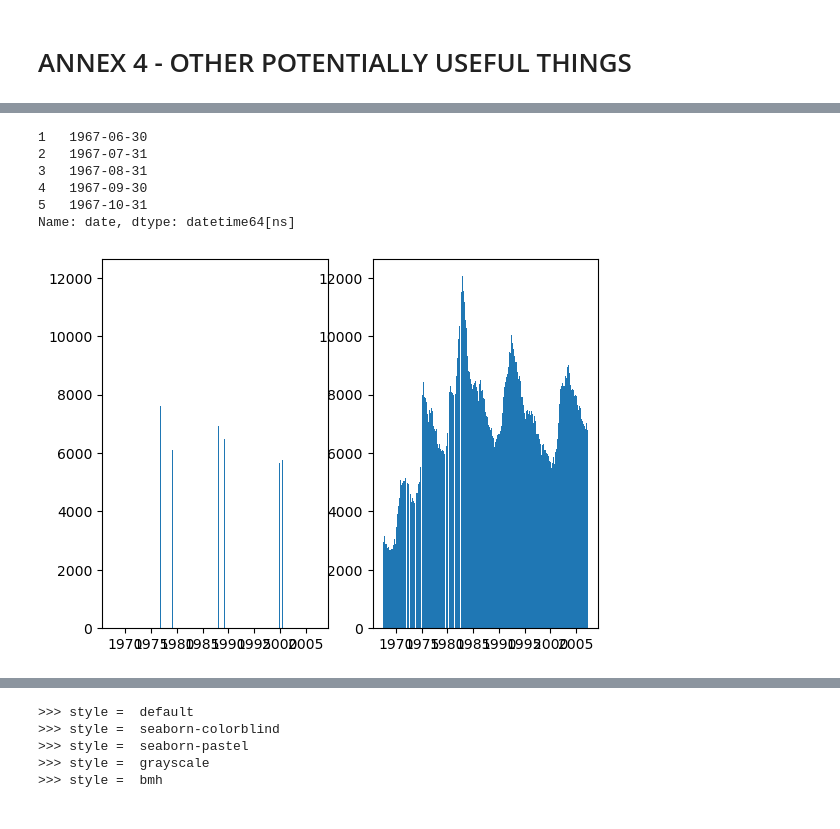
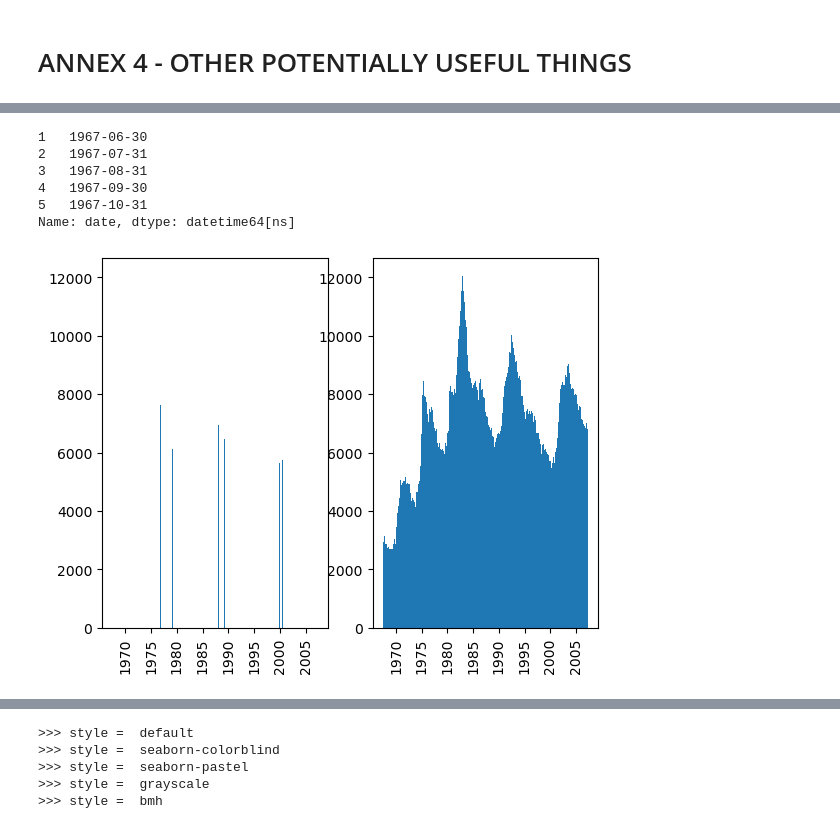
Before and after one commit to massardier/visualizations_python, a Jupyter notebook: pyplot.ipynb, the cells around one changed output, grey strips where cells are left out. Saved outputs shown, nothing was run; the diff lists cells and outputs as text; code cells hidden in the pictures.

```diff
--- a/pyplot.ipynb
+++ b/pyplot.ipynb
@@ -707,23 +726,25 @@ fig.savefig("fig.png", bbox_inches='tight') # useful if you want to integrate th
 # %%
 # MAKE A BARPLOT WITH NON CONSECUTIVE DATES
 fig, axes = plt.subplots(1,2)
 
 # The default width in a bar plot is 0.8, it is expressed 'data' units. Here we have dates, so the unit is days.
 # In this dataset, there is a data point every 30 days or so:
 print(economics.head().date)
 
 axes[0].bar(economics['date'], economics['unemploy'])
+axes[0].tick_params(axis='x', which='major', rotation = 90)
 
-# Let's pass a width that will cover a full month (30 units of data)
-axes[1].bar(economics['date'], economics['unemploy'],width=30);
+# Let's pass a width that will cover a full month (31 units of data)
+axes[1].bar(economics['date'], economics['unemploy'],width=31)
+axes[1].tick_params(axis='x', which='major', rotation = 90);
 # %% [output]
 1   1967-06-30
 2   1967-07-31
 3   1967-08-31
 4   1967-09-30
 5   1967-10-31
 Name: date, dtype: datetime64[ns]
-[figure, old version]
+[figure, new version]
 # %%
 # THE INVISIBLE TICK LABELS:
 
```
Also changed, not shown: parts of 29 cells of this notebook, 5 other files.
